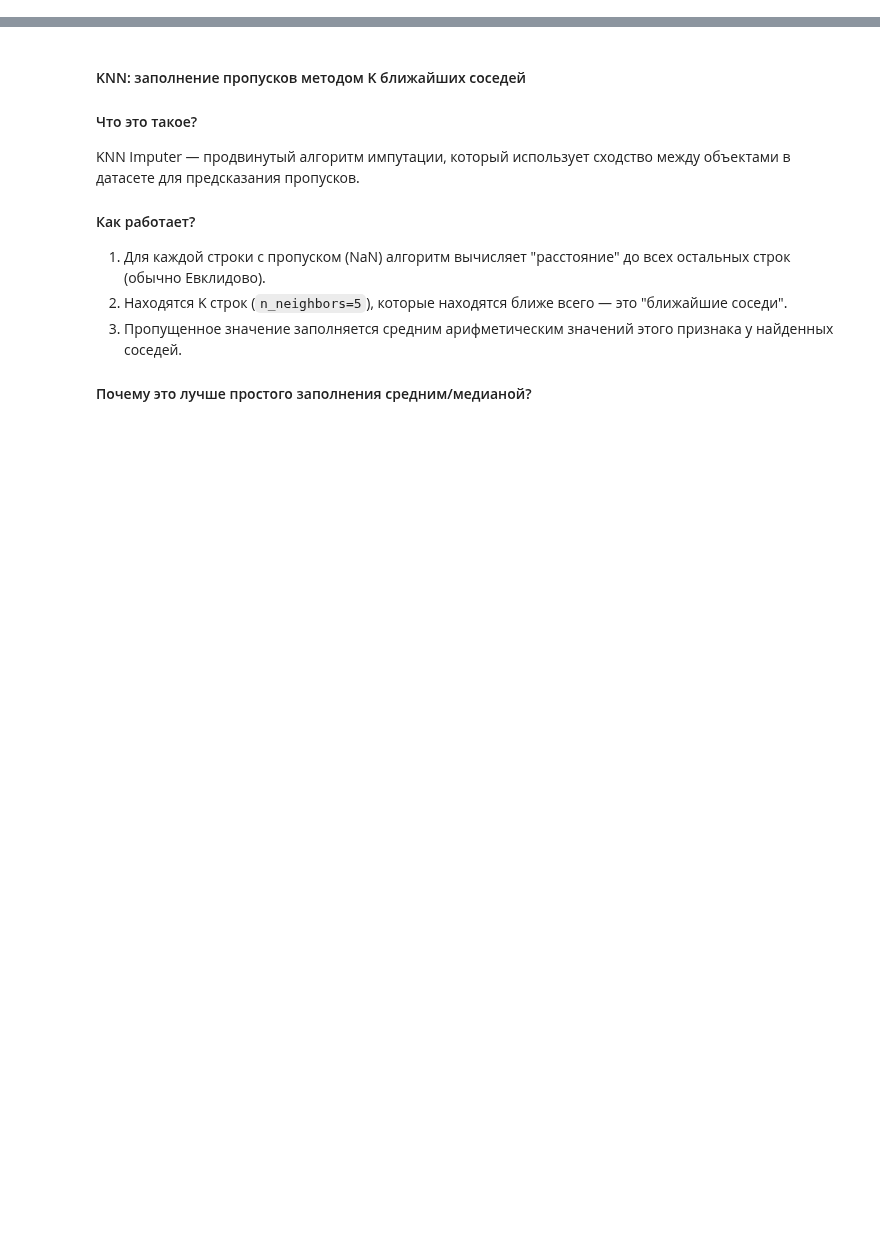
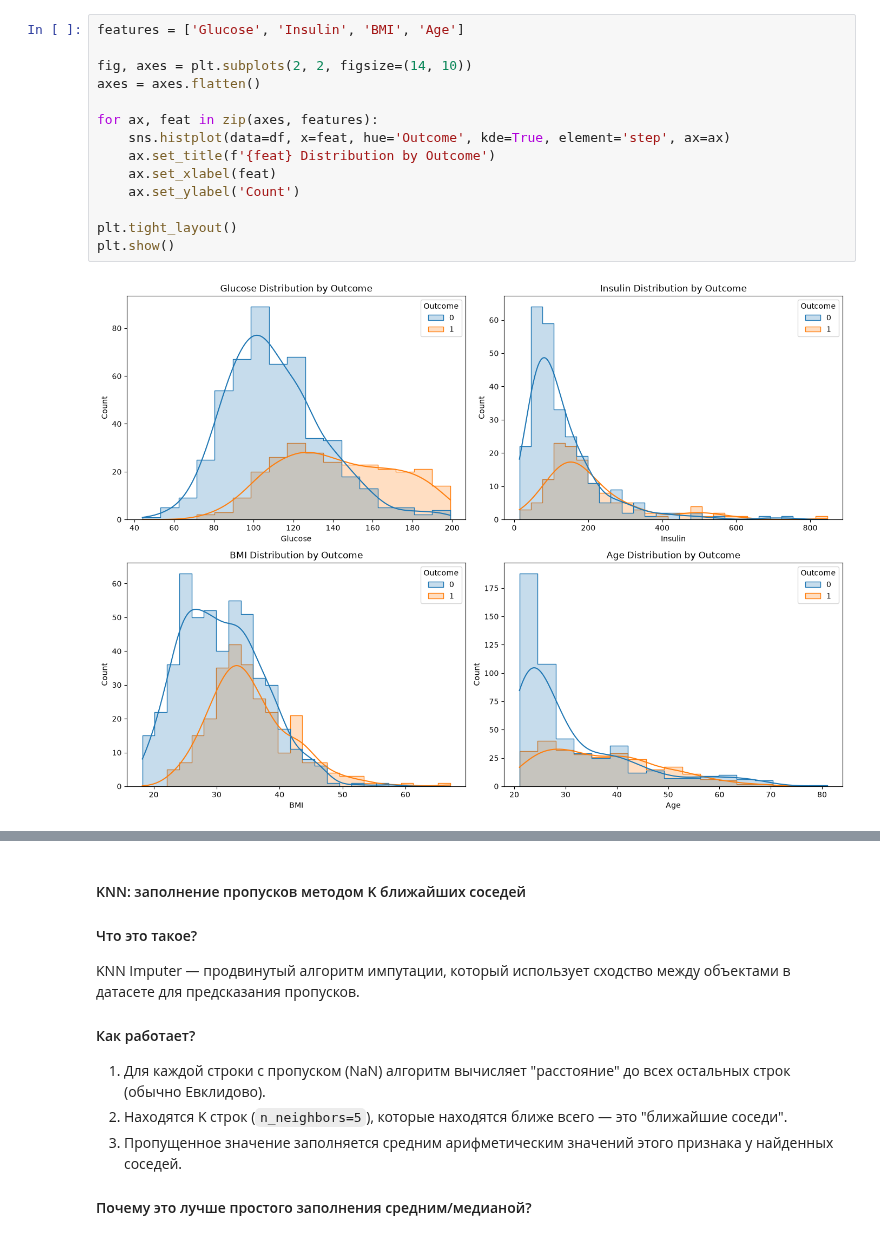
Before and after one commit to carnifixSQ/diabetes-prediction, a Jupyter notebook: notebooks/01_data_loading.ipynb, the cells around one changed output, grey strips where cells are left out. Saved outputs shown, nothing was run; the diff lists cells and outputs as text; blank space fills up the shorter version.

```diff
--- a/notebooks/01_data_loading.ipynb
+++ b/notebooks/01_data_loading.ipynb
@@ -28,0 +35,16 @@ dtype: int64
+# %%
+features = ['Glucose', 'Insulin', 'BMI', 'Age']
+
+fig, axes = plt.subplots(2, 2, figsize=(14, 10))
+axes = axes.flatten()
+
+for ax, feat in zip(axes, features):
+    sns.histplot(data=df, x=feat, hue='Outcome', kde=True, element='step', ax=ax)
+    ax.set_title(f'{feat} Distribution by Outcome')
+    ax.set_xlabel(feat)
+    ax.set_ylabel('Count')
+
+plt.tight_layout()
+plt.show()
+# %% [output]
+[figure, added]
```
Also changed, not shown: parts of 7 cells of this notebook, 1 other file.
